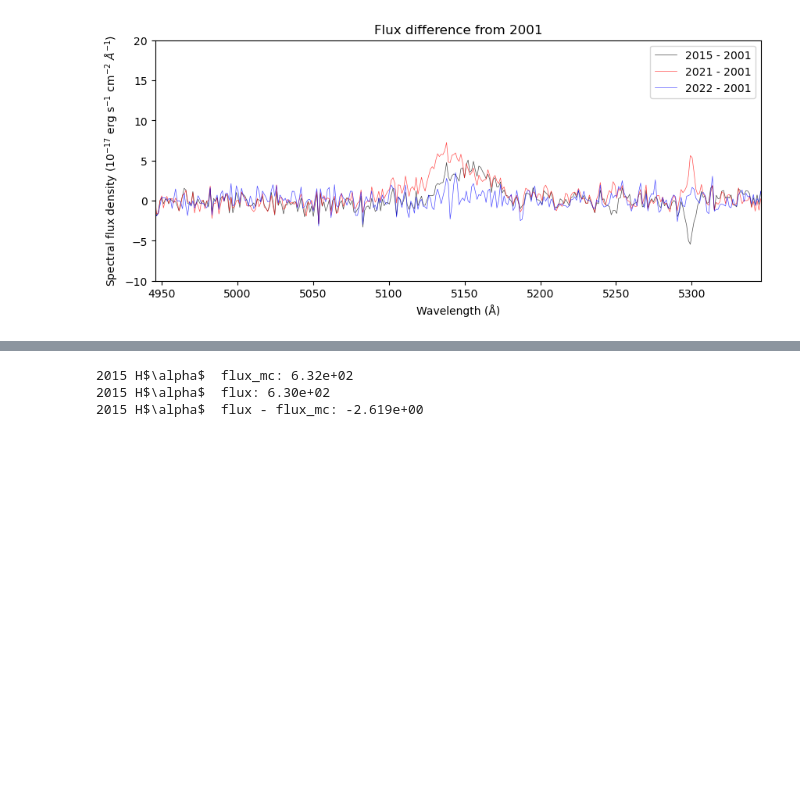
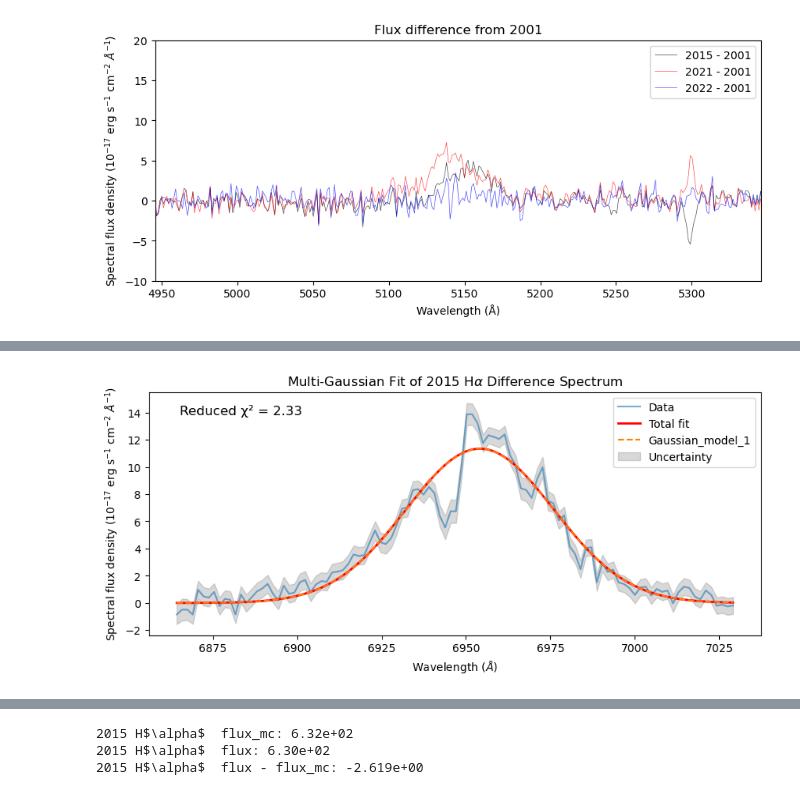
Before and after one commit to things-0/denison_2026, a Jupyter notebook: oli/main.ipynb, the cells around one changed output, grey strips where cells are left out. Drawn from its saved outputs; the diff is of its cells as text; code cells hidden in the pictures; blank space fills up the shorter version.

```diff
--- a/oli/main.ipynb
+++ b/oli/main.ipynb
@@ -563,7 +565,7 @@ def get_data(
         plt.plot(lam21, flux21, color='orange', label='2021', lw = LINEWIDTH)
         plt.plot(lam22, flux22, color='green', label='2022', lw = LINEWIDTH)
         plt.xlabel("Wavelength (Å)")
-        plt.ylabel("Flux (10⁻¹⁷ erg s⁻¹ cm⁻² Å⁻¹)")
+        plt.ylabel(SFD_Y_AX_LABEL)
         plt.title("Spectra 2001 - 2022")
         plt.legend()
         plt.show()
@@ -903,7 +905,7 @@ def adjust_calibration(
         plt.plot(lam, flux, color='orange', label=year_to_change, lw = LINEWIDTH)
         plt.plot(lam, adjusted_flux, color='red', label=f'{year_to_change} (polynomial fit to {calibration_year})', lw = LINEWIDTH)
         plt.xlabel("Wavelength (Å)")
-        plt.ylabel("Flux (10⁻¹⁷ erg s⁻¹ cm⁻² Å⁻¹)")
+        plt.ylabel(SFD_Y_AX_LABEL)
         if blur_before_resampling:
             title = f"Spectra {calibration_year}, {year_to_change} (blurred then resampled to {calibration_year} grid and with polynomial fitting)"
         else:
@@ -1450,13 +1452,5 @@ def calculate_balmer_decrement(
 
     return np.array(balmer_decrements), np.array(balmer_decrements_err), np.array(vel_bin_centres)
 # %%
-h_alpha_lam_bounds = get_lam_bounds(H_ALPHA, VEL_TO_IGNORE_WIDTH, is_rest_frame=True, width_is_vel=True)
-h_beta_lam_bounds = get_lam_bounds(H_BETA, VEL_TO_IGNORE_WIDTH, is_rest_frame=True, width_is_vel=True)
-
-flux, flux_err = integrate_flux(
-    lam, diff_15, diff_15_err, h_alpha_lam_bounds,
-    n_gaussians=2, n_trials=100, plot_fit=True,
-    title_info=r"2015 H$\alpha$ ", print_progress=True,
-    peak_min_sigma_threshold=2
-)
-print(f"flux: {flux}, flux_err: {flux_err}")
+h_alpha_lam_bounds = get_lam_bounds(H_ALPHA, 1.2*VEL_TO_IGNORE_WIDTH, is_rest_frame=True, width_is_vel=True)
+h_beta_lam_bounds = get_lam_bounds(H_BETA, 1.2*VEL_TO_IGNORE_WIDTH, is_rest_frame=True, width_is_vel=True)
@@ -1479,11 +1457,35 @@ flux: 619.2225981752691, flux_err: 8.958000171733522
 # %%
-integrated_flux_15_alpha, integrated_flux_15_alpha_err = integrate_flux(lam, diff_15, diff_15_err, h_alpha_lam_bounds)
-integrated_flux_21_alpha, integrated_flux_21_alpha_err = integrate_flux(lam, diff_21, diff_21_err, h_alpha_lam_bounds)
-integrated_flux_22_alpha, integrated_flux_22_alpha_err = integrate_flux(lam, diff_22, diff_22_err, h_alpha_lam_bounds)
+integrated_flux_15_alpha, integrated_flux_15_alpha_err = integrate_flux(
+    lam, diff_15, diff_15_err, h_alpha_lam_bounds,
+    n_gaussians=2, print_progress=True, plot_fit=True,
+    title_info=r"2015 H$\alpha$ "
+)
+integrated_flux_21_alpha, integrated_flux_21_alpha_err = integrate_flux(
+    lam, diff_21, diff_21_err, h_alpha_lam_bounds,
+    n_gaussians=2, print_progress=True, plot_fit=True,
+    title_info=r"2021 H$\alpha$ "
+)
+integrated_flux_22_alpha, integrated_flux_22_alpha_err = integrate_flux(
+    lam, diff_22, diff_22_err, h_alpha_lam_bounds,
+    n_gaussians=0, print_progress=True, plot_fit=True,
+    title_info=r"2022 H$\alpha$ "
+)
 
-integrated_flux_15_beta, integrated_flux_15_beta_err = integrate_flux(lam, diff_15, diff_15_err, h_beta_lam_bounds)
-integrated_flux_21_beta, integrated_flux_21_beta_err = integrate_flux(lam, diff_21, diff_21_err, h_beta_lam_bounds)
-integrated_flux_22_beta, integrated_flux_22_beta_err = integrate_flux(lam, diff_22, diff_22_err, h_beta_lam_bounds)
+integrated_flux_15_beta, integrated_flux_15_beta_err = integrate_flux(
+    lam, diff_15, diff_15_err, h_beta_lam_bounds,
+    n_gaussians=2, print_progress=True, plot_fit=True,
+    title_info=r"2015 H$\beta$ "
+)
+integrated_flux_21_beta, integrated_flux_21_beta_err = integrate_flux(
+    lam, diff_21, diff_21_err, h_beta_lam_bounds,
+    n_gaussians=2, print_progress=True, plot_fit=True,
+    title_info=r"2021 H$\beta$ "
+)
+integrated_flux_22_beta, integrated_flux_22_beta_err = integrate_flux(
+    lam, diff_22, diff_22_err, h_beta_lam_bounds,
+    n_gaussians=0, print_progress=True, plot_fit=True,
+    title_info=r"2022 H$\beta$ "
+)
 
 h_alpha_flux_21_atlas_mJy = convert_flux_to_mJy(integrated_flux_21_alpha, ATLAS_O_BAND_WIDTH, ATLAS_O_BAND_LAM)
 h_alpha_flux_21_ztf_mJy = convert_flux_to_mJy(integrated_flux_21_alpha, ZTF_I_BAND_WIDTH, ZTF_I_BAND_LAM)
@@ -1495,20 +1497,31 @@ h_alpha_flux_22_ztf_mJy = convert_flux_to_mJy(integrated_flux_22_alpha, ZTF_I_BA
 h_alpha_flux_22_assasn_mJy = convert_flux_to_mJy(integrated_flux_22_alpha, ASSASN_V_BAND_WIDTH, ASSASN_V_BAND_LAM)
 h_beta_flux_22_assasn_mJy = convert_flux_to_mJy(integrated_flux_22_beta, ASSASN_G_BAND_WIDTH, ASSASN_G_BAND_LAM)
 
-print(f"Hα flux 2015 - 2001: {integrated_flux_15_alpha:.2f} erg s⁻¹ cm⁻²")
-print(f"Hα flux 2021 - 2001: {integrated_flux_21_alpha:.2f} erg s⁻¹ cm⁻²")
-print(f"Hα flux 2022 - 2001: {integrated_flux_22_alpha:.2f} erg s⁻¹ cm⁻²")
+h_alpha_flux_21_atlas_mJy_err = convert_flux_to_mJy(integrated_flux_21_alpha_err, ATLAS_O_BAND_WIDTH, ATLAS_O_BAND_LAM)
+h_alpha_flux_21_ztf_mJy_err = convert_flux_to_mJy(integrated_flux_21_alpha_err, ZTF_I_BAND_WIDTH, ZTF_I_BAND_LAM)
+h_alpha_flux_21_assasn_mJy_err = convert_flux_to_mJy(integrated_flux_21_alpha_err, ASSASN_V_BAND_WIDTH, ASSASN_V_BAND_LAM)
+h_beta_flux_21_assasn_mJy_err = convert_flux_to_mJy(integrated_flux_21_beta_err, ASSASN_G_BAND_WIDTH, ASSASN_G_BAND_LAM)
+
+h_alpha_flux_22_atlas_mJy_err = convert_flux_to_mJy(integrated_flux_22_alpha_err, ATLAS_O_BAND_WIDTH, ATLAS_O_BAND_LAM)
+h_alpha_flux_22_ztf_mJy_err = convert_flux_to_mJy(integrated_flux_22_alpha_err, ZTF_I_BAND_WIDTH, ZTF_I_BAND_LAM)
+h_alpha_flux_22_assasn_mJy_err = convert_flux_to_mJy(integrated_flux_22_alpha_err, ASSASN_V_BAND_WIDTH, ASSASN_V_BAND_LAM)
+h_beta_flux_22_assasn_mJy_err = convert_flux_to_mJy(integrated_flux_22_beta_err, ASSASN_G_BAND_WIDTH, ASSASN_G_BAND_LAM)
+
+print(f"Hα flux 2015 - 2001: ({integrated_flux_15_alpha:.2f} ± {integrated_flux_15_alpha_err:.2f}) {FLUX_UNITS}")
+print(f"Hα flux 2021 - 2001: ({integrated_flux_21_alpha:.2f} ± {integrated_flux_21_alpha_err:.2f}) {FLUX_UNITS}")
+print(f"Hα flux 2022 - 2001: ({integrated_flux_22_alpha:.2f} ± {integrated_flux_22_alpha_err:.2f}) {FLUX_UNITS}")
 print()
-print(f"Hβ flux 2015 - 2001: {integrated_flux_15_beta:.2f} erg s⁻¹ cm⁻²")
-print(f"Hβ flux 2021 - 2001: {integrated_flux_21_beta:.2f} erg s⁻¹ cm⁻²")
-print(f"Hβ flux 2022 - 2001: {integrated_flux_22_beta:.2f} erg s⁻¹ cm⁻²")
+print(f"Hβ flux 2015 - 2001: ({integrated_flux_15_beta:.2f} ± {integrated_flux_15_beta_err:.2f}) {FLUX_UNITS}")
+print(f"Hβ flux 2021 - 2001: ({integrated_flux_21_beta:.2f} ± {integrated_flux_21_beta_err:.2f}) {FLUX_UNITS}")
+print(f"Hβ flux 2022 - 2001: ({integrated_flux_22_beta:.2f} ± {integrated_flux_22_beta_err:.2f}) {FLUX_UNITS}")
 print()
-print(f"Hα flux 2021 - 2001 (as if it were recorded in the ATLAS o band): {h_alpha_flux_21_atlas_mJy:.2e} mJy")
-print(f"Hα flux 2021 - 2001 (as if it were recorded in the ZTF i band): {h_alpha_flux_21_ztf_mJy:.2e} mJy")
-print(f"Hα flux 2021 - 2001 (as if it were recorded in the ASSASN V band): {h_alpha_flux_21_assasn_mJy:.2e} mJy")
-print(f"Hβ flux 2021 - 2001 (as if it were recorded in the ASSASN G band): {h_beta_flux_21_assasn_mJy:.2e} mJy")
+print(f"Hα flux 2021 - 2001 (as if it were recorded in the ATLAS o band): ({h_alpha_flux_21_atlas_mJy:.2e} ± {h_alpha_flux_21_atlas_mJy_err:.2e}) mJy")
+print(f"Hα flux 2021 - 2001 (as if it were recorded in the ZTF i band): ({h_alpha_flux_21_ztf_mJy:.2e} ± {h_alpha_flux_21_ztf_mJy_err:.2e}) mJy")
+print(f"Hα flux 2021 - 2001 (as if it were recorded in the ASSASN V band): ({h_alpha_flux_21_assasn_mJy:.2e} ± {h_alpha_flux_21_assasn_mJy_err:.2e}) mJy")
+print(f"Hβ flux 2021 - 2001 (as if it were recorded in the ASSASN G band): ({h_beta_flux_21_assasn_mJy:.2e} ± {h_beta_flux_21_assasn_mJy_err:.2e}) mJy")
 print()
-print(f"Hα flux 2022 - 2001 (as if it were recorded in the ATLAS o band): {h_alpha_flux_22_atlas_mJy:.2e} mJy")
-print(f"Hα flux 2022 - 2001 (as if it were recorded in the ZTF i band): {h_alpha_flux_22_ztf_mJy:.2e} mJy")
-print(f"Hα flux 2022 - 2001 (as if it were recorded in the ASSASN V band): {h_alpha_flux_22_assasn_mJy:.2e} mJy")
-print(f"Hβ flux 2022 - 2001 (as if it were recorded in the ASSASN G band): {h_beta_flux_22_assasn_mJy:.2e} mJy")
+print(f"Hα flux 2022 - 2001 (as if it were recorded in the ATLAS o band): ({h_alpha_flux_22_atlas_mJy:.2e} ± {h_alpha_flux_22_atlas_mJy_err:.2e}) mJy")
+print(f"Hα flux 2022 - 2001 (as if it were recorded in the ZTF i band): ({h_alpha_flux_22_ztf_mJy:.2e} ± {h_alpha_flux_22_ztf_mJy_err:.2e}) mJy")
+print(f"Hα flux 2022 - 2001 (as if it were recorded in the ASSASN V band): ({h_alpha_flux_22_assasn_mJy:.2e} ± {h_alpha_flux_22_assasn_mJy_err:.2e}) mJy")
+print(f"Hβ flux 2022 - 2001 (as if it were recorded in the ASSASN G band): ({h_beta_flux_22_assasn_mJy:.2e} ± {h_beta_flux_22_assasn_mJy_err:.2e}) mJy")
+# %% [output]
@@ -1514,0 +1546 @@ print(f"Hβ flux 2022 - 2001 (as if it were recorded in the ASSASN G band): {h_b
+[figure, added]
```
Also changed, not shown: parts of 6 cells of this notebook.
